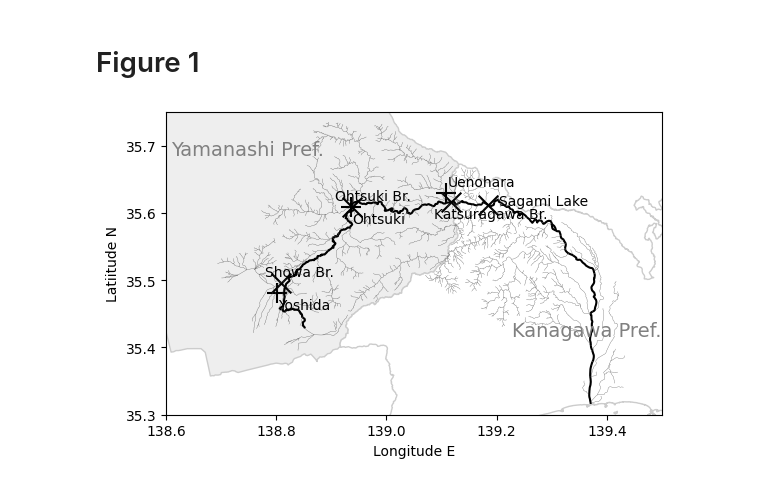
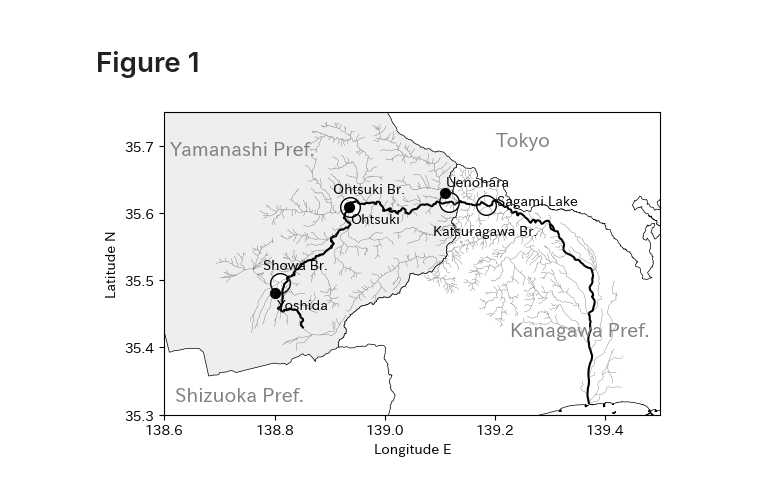
Before and after one commit to vitroid/KM2025, a Jupyter notebook: v4.ipynb, the cells around one changed output. Cells and saved outputs as stored; diff of their text form; code cells hidden in the pictures.

```diff
--- a/v4.ipynb
+++ b/v4.ipynb
@@ -59,8 +27,10 @@ NOX のトレンド。
 # %%
-nox2 = airreader.read_NOX_TD20231218_155555_51(
+NOx = airreader.read_NOX_TD20231218_155555_51(
     "air/data/TD20231218_155555_51", stations
-)
-nox2
+).interpolate()
+# 欠測を補う
+
+NOx
 # %% [output]
 |  | 19202030 | 19206010 | 19441030 |
 | datetime |  |  |  |
@@ -81,0 +49,3 @@ nox2.loc[rows, nox2.columns] = nox.loc[rows, nox2.columns]
+# %%
+NOx_hourly = airreader.monthly_to_hourly(NOx)
+NOx_hourly
@@ -96,13 +81,15 @@ days_in_month_avg = 30
 window_size = N * days_in_month_avg * 24
 
 
-nox3 = pd.DataFrame(index=nox2.index)
+nox_rolling = pd.DataFrame(index=NOx_hourly.index)
 for obs_air in stations:
     # center=Trueを指定すると、移動平均の中心が現在の時刻になります。
     # center=False (デフォルト) の場合は、過去のデータのみを使って平均を計算します。
-    nox3[obs_air] = nox2[obs_air].rolling(window=window_size, center=False).mean()
+    nox_rolling[obs_air] = (
+        NOx_hourly[obs_air].rolling(window=window_size, center=False).mean()
+    )
 
 
-plt.plot(nox3.index, nox3["19206010"], label="NOX")
+plt.plot(nox_rolling.index, nox_rolling["19206010"], label="NOX")
 # %% [output]
 [<matplotlib.lines.Line2D at 0x...>]
@@ -608,17 +892,17 @@ regions = [line.split("\t") for line in regions]
 regions = {(f"{b[0]}", f"{int(b[1]):04d}"): b[3] for b in regions if len(b) == 4}
 
 
-神奈川shape = f"basin/data/W12-52A-14-01.1_GML/W12-52A_14_WatershedBoundary.shp"
+神奈川shape = f"basin/W12-52A-14-01.1_GML/W12-52A_14_WatershedBoundary.shp"
 神奈川basin = gpd.read_file(神奈川shape, engine="fiona")
-山梨shape = f"basin/data/W12-52A-19-01.1_GML/W12-52A_19_WatershedBoundary.shp"
+山梨shape = f"basin/W12-52A-19-01.1_GML/W12-52A_19_WatershedBoundary.shp"
 山梨basin = gpd.read_file(山梨shape, engine="fiona")
 basin = pd.concat([山梨basin, 神奈川basin], axis=0, ignore_index=True)
 basin
 
 
-神奈川shape = f"basin/data/W05-08_14_GML/W05-08_14-g_Stream.shp"
+神奈川shape = f"basin/W05-08_14_GML/W05-08_14-g_Stream.shp"
 神奈川branch = gpd.read_file(神奈川shape)
-山梨shape = f"basin/data/W05-08_19_GML/W05-08_19-g_Stream.shp"
+山梨shape = f"basin/W05-08_19_GML/W05-08_19-g_Stream.shp"
 山梨branch = gpd.read_file(山梨shape)
 branch = pd.concat([山梨branch, 神奈川branch], axis=0, ignore_index=True)
 
@@ -630,9 +914,9 @@ with open("air/stations.json", "r") as f:
 stations_loc
 
 # Shapefileを読み込む
-fp = "basin/data/kanagawa/N03-20_14_200101.shp"
+fp = "basin/N03-20240101_14_GML/N03-20240101_14.shp"
 kanagawa = gpd.read_file(fp, encoding="cp932")
-fp = "basin/data/yamanashi/N03-20_19_200101.shp"
+fp = "basin/N03-20240101_19_GML/N03-20240101_19.shp"
 yamanashi = gpd.read_file(fp, encoding="cp932")
 
 polygons = yamanashi["geometry"]
@@ -700,14 +984,16 @@ fig, ax1 = plt.subplots()
 
 # 県の輪郭線を描く
 
-yb.plot(ax=ax1, edgecolor="#ccc", facecolor="#eee", linewidth=1)
-kb.plot(ax=ax1, edgecolor="#ccc", facecolor="white", linewidth=1)
+yb.plot(ax=ax1, edgecolor="k", facecolor="#eee", linewidth=0.5)
+kb.plot(ax=ax1, edgecolor="k", facecolor="white", linewidth=0.5)
 県名, 輪郭 = "Yamanashi Pref.", yb
 center = 輪郭.centroid[0]
 ax1.annotate(県名, (center.x, center.y + 0.07), size=14, color="gray")
 県名, 輪郭 = "Kanagawa Pref.", kb
 center = 輪郭.centroid[0]
 ax1.annotate(県名, (center.x - 0.11, center.y), size=14, color="gray")
+ax1.annotate("Tokyo", (139.2, 35.7), size=14, color="gray")
+ax1.annotate("Shizuoka Pref.", (138.62, 35.32), size=14, color="gray")
 
 
 # 相模川全線を描く。
@@ -724,20 +1010,20 @@ markersY = []
 for b, p in bridges.items():
     markersX.append(p[1])
     markersY.append(p[0])
-    yoffset = +0.01
+    yoffset = +0.02
     xoffset = -0.03
     if b in ("Sagami Lake",):
         xoffset = +0.02
         yoffset = 0
     elif b in ("Katsuragawa Br.",):
-        yoffset = -0.025
+        yoffset = -0.05
     ax1.annotate(
         b,
         (p[1] + xoffset, p[0] + yoffset),
         #  size=24,
         color="k",
     )
-ax1.scatter(markersX, markersY, marker="x", color="k", s=200)
+ax1.scatter(markersX, markersY, marker="o", color="w", edgecolors="k", s=200)
 
 
 for station, ename in stations.items():
@@ -745,32 +1031,32 @@ for station, ename in stations.items():
     if station in ("19202030", "19206010"):
         yoffset = -0.024
     ax1.annotate(
         ename,
         # stations_loc[station]["name"],
         (
             stations_loc[station]["longitude"] + 0.002,
             stations_loc[station]["latitude"] + yoffset,
         ),
         # size=24,
         color="k",
     )
     ax1.scatter(
         stations_loc[station]["longitude"],
         stations_loc[station]["latitude"],
-        marker="+",
+        marker=".",
         color="k",
         s=200,
     )
 
 
 # ax1.s91/111
 ax1.set_xlim(138.6, 139.5)
 ax1.set_ylim(35.3, 35.75)
 # ax1.legend()
 ax1.set_aspect(111 / 91)
 ax1.set_xlabel("Longitude E")
 ax1.set_ylabel("Latitude N")
 
 fig.savefig("Figure1.pdf")
 # %% [output]
-[figure, old version]
+[figure, new version]
```
Also changed, not shown: parts of 24 cells of this notebook, 2 other files.
